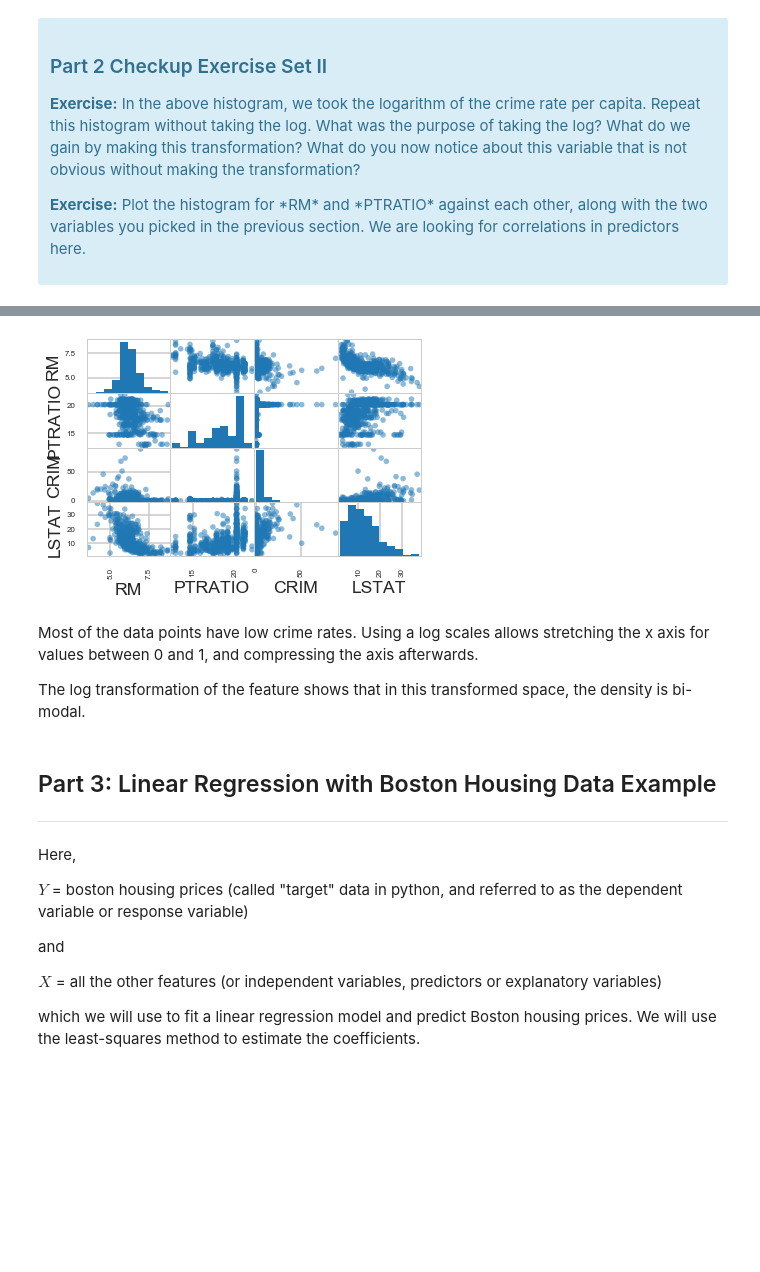
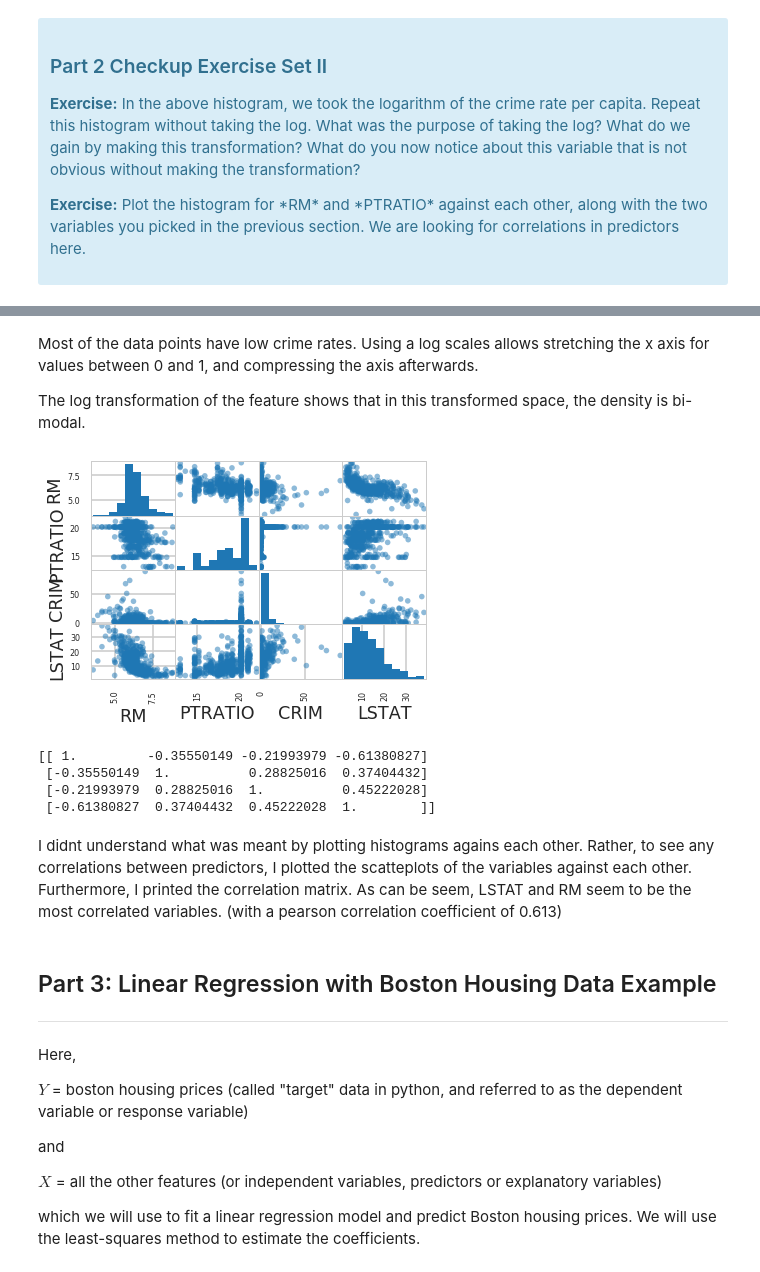
Before and after one commit to harajlim/Springboard-10.1.5, a Jupyter notebook: Mini_Project_Linear_Regression.ipynb, the cells around one changed output, grey strips where cells are left out. Cells and saved outputs as stored; diff of their text form; code cells hidden in the pictures; blank space fills up the shorter version.

```diff
--- a/Mini_Project_Linear_Regression.ipynb
+++ b/Mini_Project_Linear_Regression.ipynb
@@ -389,13 +391,21 @@ plt.show()
-# %%
-
-pd.scatter_matrix(bos[['RM','PTRATIO','CRIM','LSTAT']])
-plt.show()
-# %% [output]
-[figure, removed]
 # %% [markdown]
 Most of the data points have low crime rates. Using a log scales allows stretching the x axis for values between 0 and 1, and compressing the axis afterwards.
 
 The log transformation of the feature shows that in this transformed space, the density is bi-modal.
+# %%
+
+pd.plotting.scatter_matrix(bos[['RM','PTRATIO','CRIM','LSTAT']])
+plt.show()
+
+print(np.corrcoef(bos[['RM','PTRATIO','CRIM','LSTAT']].values.T))
+# %% [output]
+[figure, added]
+[[ 1.         -0.35550149 -0.21993979 -0.61380827]
+ [-0.35550149  1.          0.28825016  0.37404432]
+ [-0.21993979  0.28825016  1.          0.45222028]
+ [-0.61380827  0.37404432  0.45222028  1.        ]]
+# %% [markdown]
+I didnt understand what was meant by plotting histograms agains each other. Rather, to see any correlations between predictors, I plotted the scatteplots of the variables against each other. Furthermore, I printed the correlation matrix. As can be seem, LSTAT and RM seem to be the most correlated variables. (with a pearson correlation coefficient of 0.613)
 # %% [markdown]
 ## Part 3: Linear Regression with Boston Housing Data Example
 ***
```
Also changed, not shown: parts of 52 cells of this notebook.
